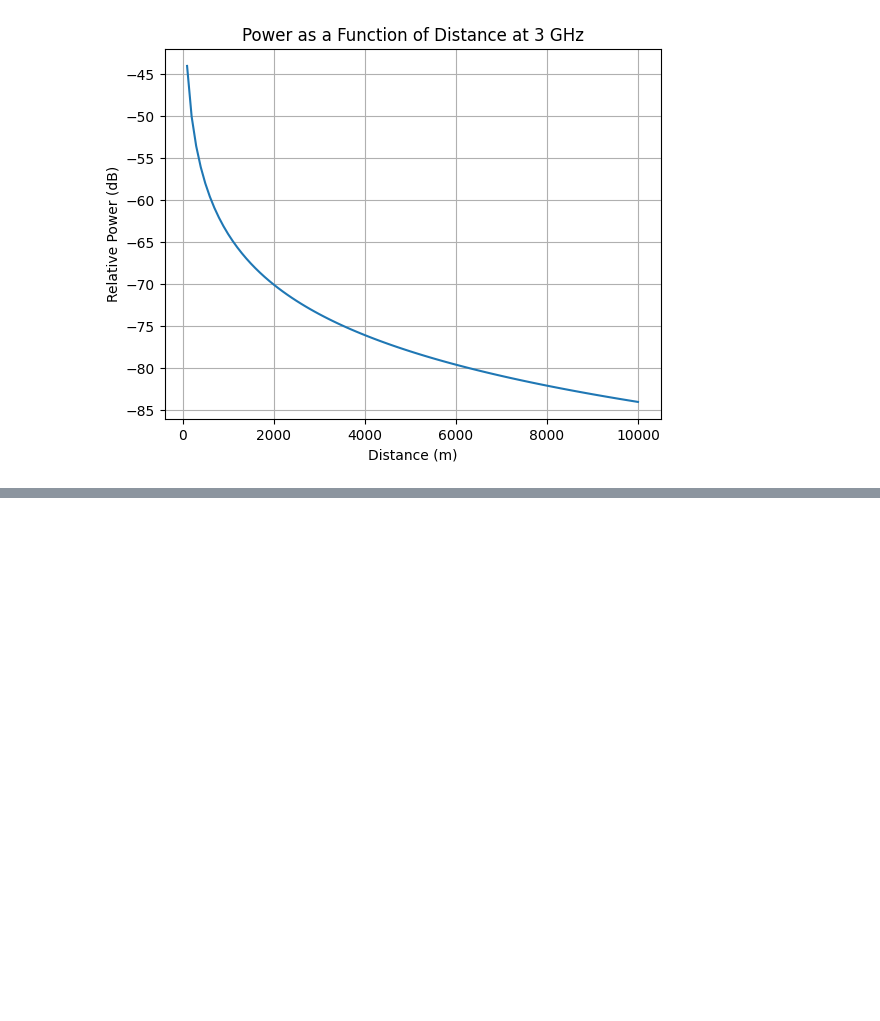
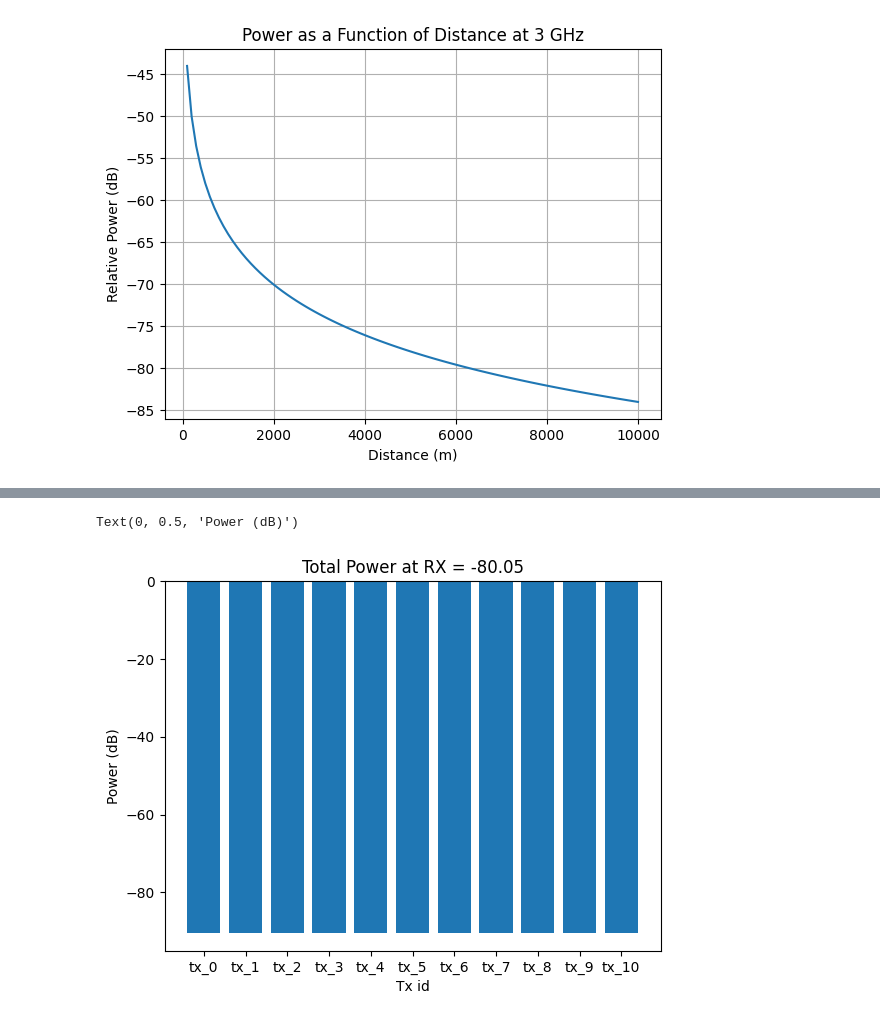
Before and after one commit to sandersa-nist/los_simulation, a Jupyter notebook: examples/los_simulation_example.ipynb, the cells around one changed output, grey strips where cells are left out. Drawn from its saved outputs; the diff is of its cells as text; code cells hidden in the pictures; blank space fills up the shorter version.

```diff
--- a/examples/los_simulation_example.ipynb
+++ b/examples/los_simulation_example.ipynb
@@ -74,0 +87,13 @@ NameError: name 'np' is not defined
+# %%
+# now if the rx had an omni antenna the txs would contribute equally
+rx.antenna_pattern = omni
+power_list_rx = np.array(list(map(lambda x: node_to_node_power(rx,x,wavelength = C/2e9),txs)))
+labels = list(map(lambda x: x.id,txs))
+total_power_rx = 10*np.log10(np.sum(10**(power_list_rx/10)))
+plt.bar(labels, power_list_rx)
+plt.title(f"Total Power at RX = {total_power_rx:3.2f}")
+plt.xlabel("Tx id")
+plt.ylabel("Power (dB)")
+# %% [output]
+Text(0, 0.5, 'Power (dB)')
+[figure, added]
```
Also changed, not shown: parts of 7 cells of this notebook.
